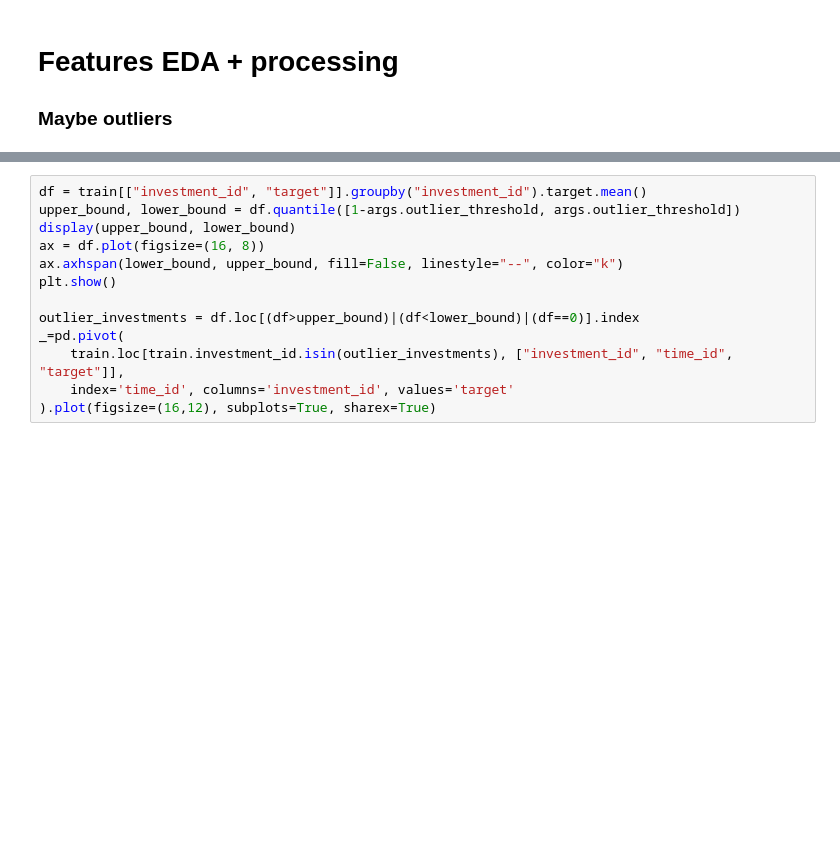
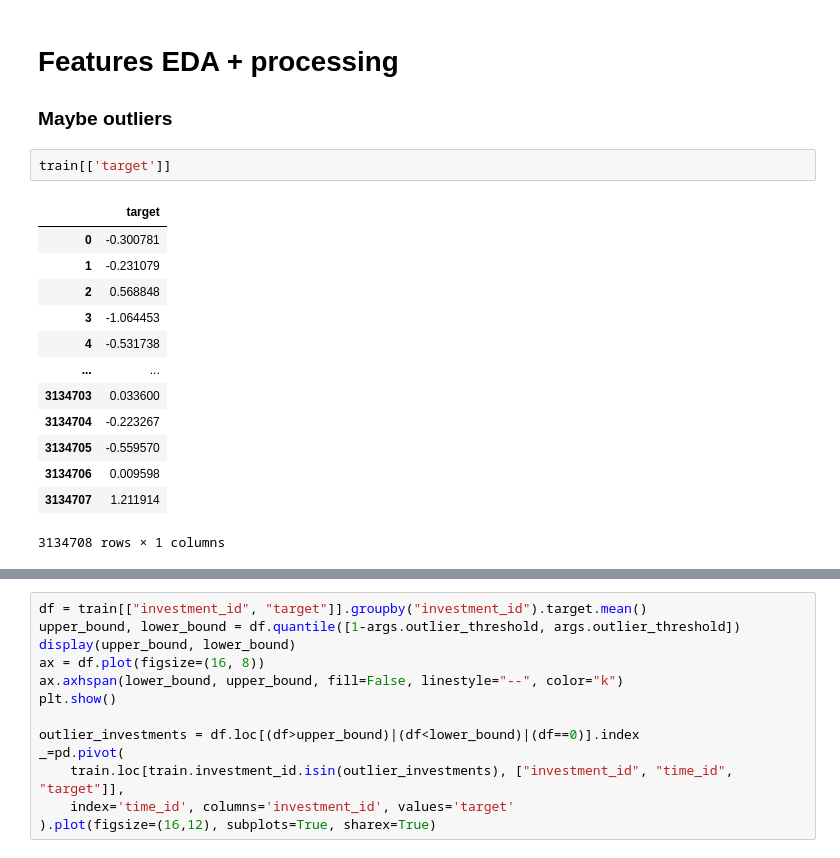
Before and after one commit to beatwad/ubiquant, a Jupyter notebook: part_2_LGBM_train.ipynb, the cells around one changed output, grey strips where cells are left out. Cells and saved outputs as stored; diff of their text form; blank space fills up the shorter version.

```diff
--- a/part_2_LGBM_train.ipynb
+++ b/part_2_LGBM_train.ipynb
@@ -223,3 +111,19 @@ Wall time: 40.2 s
 # Features EDA + processing
 
 ### Maybe outliers
+# %%
+train[['target']]
+# %% [output]
+|  | target |
+| 0 | -0.300781 |
+| 1 | -0.231079 |
+| 2 | 0.568848 |
+| 3 | -1.064453 |
+| 4 | -0.531738 |
+| ... | ... |
+| 3134703 | 0.033600 |
+| 3134704 | -0.223267 |
+| 3134705 | -0.559570 |
+| 3134706 | 0.009598 |
+| 3134707 | 1.211914 |
+3134708 rows × 1 columns
```
Also changed, not shown: parts of 21 cells of this notebook.
